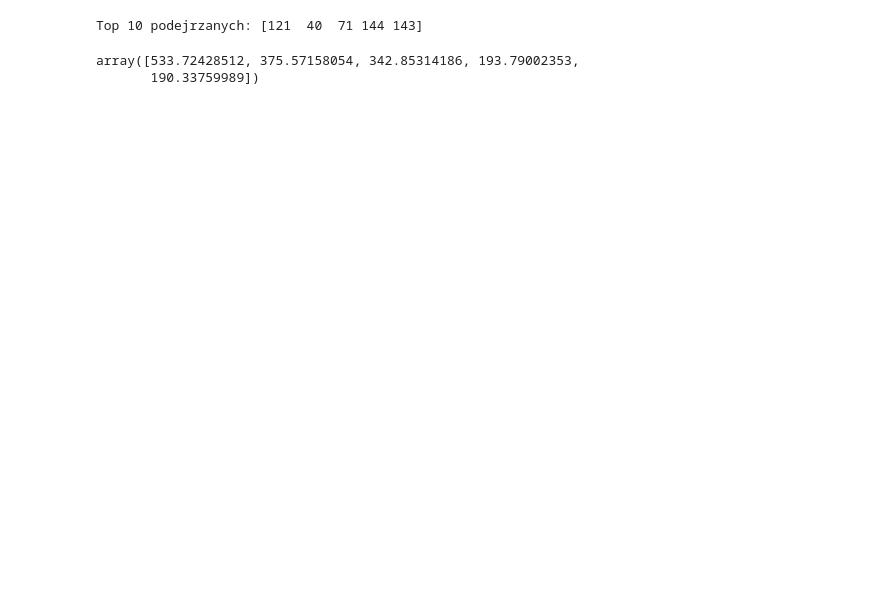
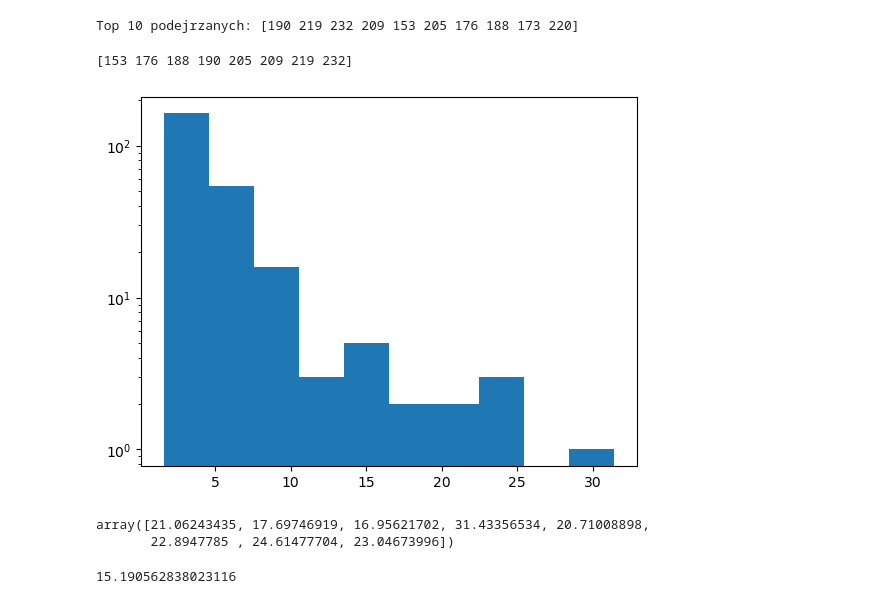
Before and after one commit to pawel21/Computer_vision_for_MAGIC, a Jupyter notebook: notebooks/baseline/Vector_baseline.ipynb, the cells around one changed output. Drawn from its saved outputs; the diff is of its cells as text; code cells hidden in the pictures; blank space fills up the shorter version.

```diff
--- a/notebooks/baseline/Vector_baseline.ipynb
+++ b/notebooks/baseline/Vector_baseline.ipynb
@@ -65,7 +65,7 @@ def extract_features_for_mirror(
         return None
 # %%
 def get_features_array(path_to_h5_baseline_file):
-    with h5py.File(BASELINE_FILE_WSL, "r") as f:
+    with h5py.File(path_to_h5_baseline_file, "r") as f:
         features = f["feature_matrix"][:]        # (n_images, 249, 11)
     return features
 # %%
@@ -83,7 +83,7 @@ BASELINE_FILE_UBUNTU = "/media/pgliwny/ADATA HD3303/Computer_Vision_system/data/
 BASELINE_FILE_WSL = "/home/pgliwny/Praca/Computer_vision_for_MAGIC/data/baseline/baseline_webcam_features.h5"
 BASELINE_FILE_WSL_2 = "/home/pgliwny/Praca/Computer_vision_for_MAGIC/data/baseline/baseline_features.h5"
 
-features = get_features_array(BASELINE_FILE_WSL_2)
+features = get_features_array(BASELINE_FILE_UBUNTU)
 baseline = build_vector_baseline(features)
 # %%
 img_path = "/home/pgliwny/Praca/Computer_vision_for_MAGIC/data/webcam_useful_image/webcam_useful_images/image_2024-05-06_1100.jpg"
@@ -103,14 +107,29 @@ scores_eucl = distance_euclidean(new_features, baseline)
 scores_cos = distance_cosine(new_features, baseline)
 # %%
 # 5. Top-N podejrzanych
-top10 = np.argsort(-scores_maha)[:5]
+top10 = np.argsort(-scores_maha)[:10]
 print(f"Top 10 podejrzanych: {top10}")
 # %% [output]
-Top 10 podejrzanych: [121  40  71 144 143]
+Top 10 podejrzanych: [190 219 232 209 153 205 176 188 173 220]
+# %%
+threshold = np.mean(scores_maha) + 2.5*np.std(scores_maha)
+top = np.where(scores_maha > threshold)[0]
+print(top)
+# %% [output]
+[153 176 188 190 205 209 219 232]
+# %%
+plt.hist(scores_maha)
+plt.yscale('log')
+# %% [output]
+[figure, added]
 # %%
-scores_maha[top10]
+scores_maha[top]
 # %% [output]
-array([533.72428512, 375.57158054, 342.85314186, 193.79002353,
-       190.33759989])
+array([21.06243435, 17.69746919, 16.95621702, 31.43356534, 20.71008898,
+       22.8947785 , 24.61477704, 23.04673996])
+# %%
+np.mean(scores_maha) + 2.5*np.std(scores_maha)
+# %% [output]
+15.190562838023116
 # %%
 ground_truth = [152, 176, 189, 190, 191, 192, 193, 209]
```
Also changed, not shown: parts of 5 cells of this notebook.
